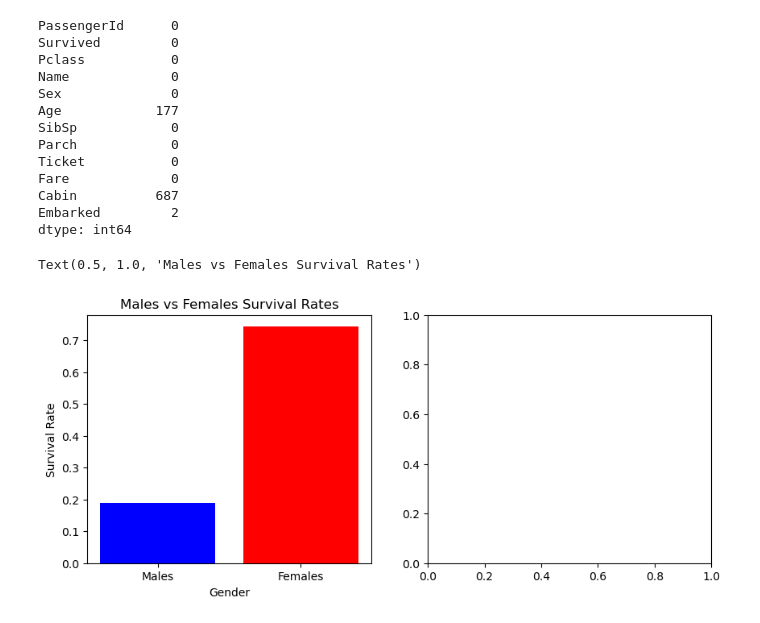
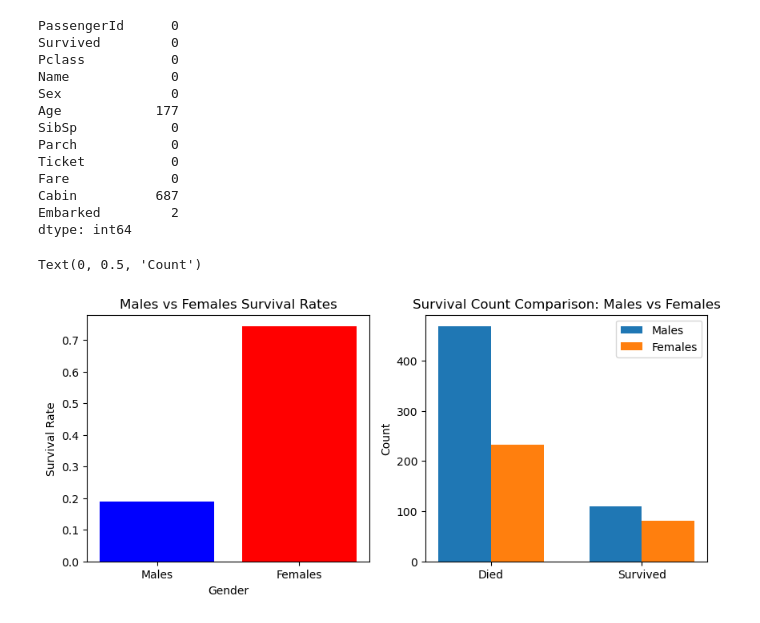
Before and after one commit to alliajagbe/titanic-survival, a Jupyter notebook: survival.ipynb, the cells around one changed output. Drawn from its saved outputs; the diff is of its cells as text; code cells hidden in the pictures.

Commit message:
count comparison

```diff
--- a/survival.ipynb
+++ b/survival.ipynb
@@ -65,22 +65,32 @@ dtype: int64
 # %%
 # basic visualizations to understand the data
 
 males = train[train['Sex'] == "male"]
 females = train[train['Sex'] == "female"]
 
 # computing survival rates for both
 male_survival_rate = males["Survived"].mean()
 female_survival_rate = females["Survived"].mean()
 
 male_survival_counts = males["Survived"].value_counts()
 female_survival_counts = females["Survived"].value_counts()
 
 fig, axes = plt.subplots(nrows=1, ncols=2, figsize=(10, 4))
 
 axes[0].bar(["Males", "Females"], [male_survival_rate, female_survival_rate], color=["blue", "red"])
 axes[0].set_xlabel("Gender")
 axes[0].set_ylabel("Survival Rate")
 axes[0].set_title("Males vs Females Survival Rates")
+
+bar_positions = [0, 1]
+bar_width = 0.35
+axes[1].bar([pos - bar_width/2 for pos in bar_positions], male_survival_counts, bar_width, label='Males')
+axes[1].bar([pos + bar_width/2 for pos in bar_positions], female_survival_counts, bar_width, label='Females')
+axes[1].set_title('Survival Count Comparison: Males vs Females')
+axes[1].set_xticks(bar_positions)
+axes[1].set_xticklabels(['Died', 'Survived'])
+axes[1].legend()
+axes[1].set_ylabel('Count')
 # %% [output]
-Text(0.5, 1.0, 'Males vs Females Survival Rates')
+Text(0, 0.5, 'Count')
-[figure, old version]
+[figure, new version]
```
